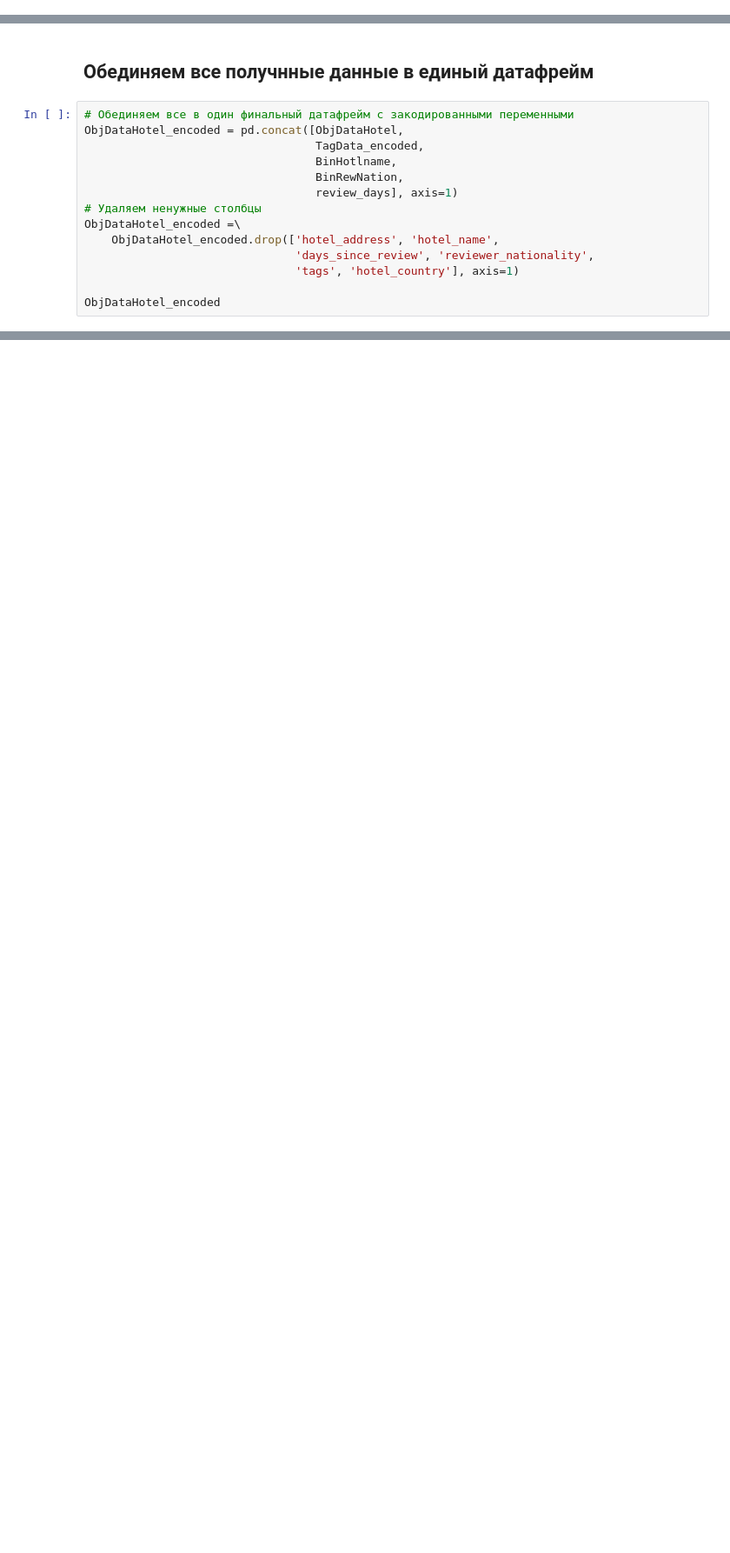
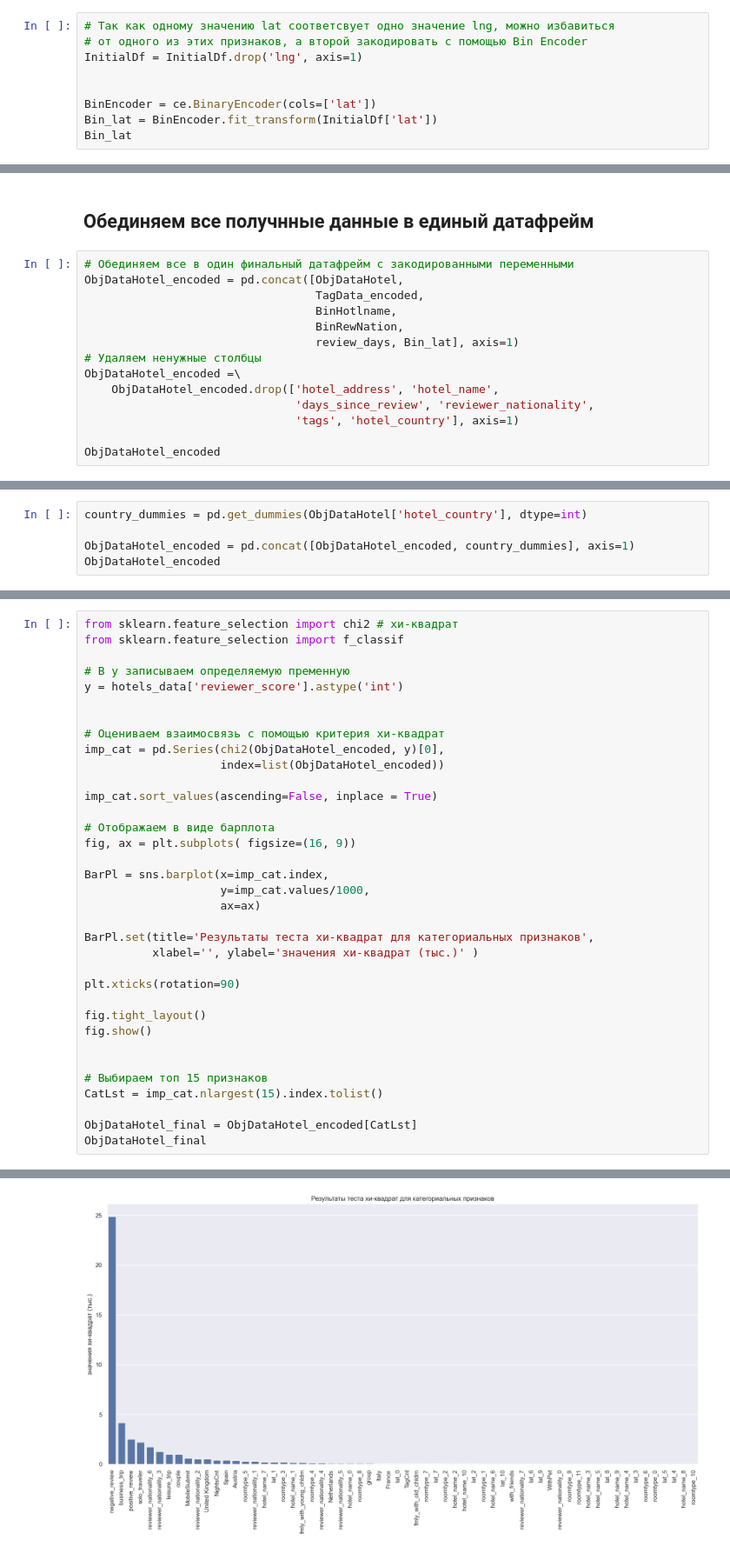
Before and after one commit to YarikKa2/EDA_Feature_Engineering__StudyProject_3, a Jupyter notebook: code/EDA_FeatureEng.ipynb, the cells around one changed output, grey strips where cells are left out. Shown at 87% size. Saved outputs shown, nothing was run; the diff lists cells and outputs as text; blank space fills up the shorter version.

```diff
--- a/code/EDA_FeatureEng.ipynb
+++ b/code/EDA_FeatureEng.ipynb
@@ -507,0 +566,9 @@ TagData_encoded = TagData_encoded.drop(['triptype', 'n_people',
+# %%
+# Так как одному значению lat соответсвует одно значение lng, можно избавиться
+# от одного из этих признаков, а второй закодировать с помощью Bin Encoder
+InitialDf = InitialDf.drop('lng', axis=1)
+
+
+BinEncoder = ce.BinaryEncoder(cols=['lat'])
+Bin_lat = BinEncoder.fit_transform(InitialDf['lat'])
+Bin_lat
@@ -513,7 +594,7 @@ ObjDataHotel_encoded = pd.concat([ObjDataHotel,
                                   TagData_encoded,
                                   BinHotlname,
                                   BinRewNation,
-                                  review_days], axis=1)
+                                  review_days, Bin_lat], axis=1)
 # Удаляем ненужные столбцы
 ObjDataHotel_encoded =\
     ObjDataHotel_encoded.drop(['hotel_address', 'hotel_name',
@@ -615,0 +621,5 @@ NumDataHotel
+# %%
+country_dummies = pd.get_dummies(ObjDataHotel['hotel_country'], dtype=int)
+
+ObjDataHotel_encoded = pd.concat([ObjDataHotel_encoded, country_dummies], axis=1)
+ObjDataHotel_encoded
@@ -615,0 +640,36 @@ NumDataHotel
+# %%
+from sklearn.feature_selection import chi2 # хи-квадрат
+from sklearn.feature_selection import f_classif
+
+# В у записываем определяемую пременную
+y = hotels_data['reviewer_score'].astype('int')
+
+
+# Оцениваем взаимосвязь с помощью критерия хи-квадрат
+imp_cat = pd.Series(chi2(ObjDataHotel_encoded, y)[0],
+                    index=list(ObjDataHotel_encoded))
+
+imp_cat.sort_values(ascending=False, inplace = True)
+
+# Отображаем в виде барплота
+fig, ax = plt.subplots( figsize=(16, 9))
+
+BarPl = sns.barplot(x=imp_cat.index,
+                    y=imp_cat.values/1000,
+                    ax=ax)
+
+BarPl.set(title='Результаты теста хи-квадрат для категориальных признаков',
+          xlabel='', ylabel='значения хи-квадрат (тыс.)' )
+
+plt.xticks(rotation=90)
+
+fig.tight_layout()
+fig.show()
+
+
+# Выбираем топ 15 признаков
+CatLst = imp_cat.nlargest(15).index.tolist()
+
+ObjDataHotel_final = ObjDataHotel_encoded[CatLst]
+ObjDataHotel_final
+# %% [output]
@@ -615,0 +689 @@ NumDataHotel
+[figure, added]
```
Also changed, not shown: parts of 27 cells of this notebook, 1 other file.
